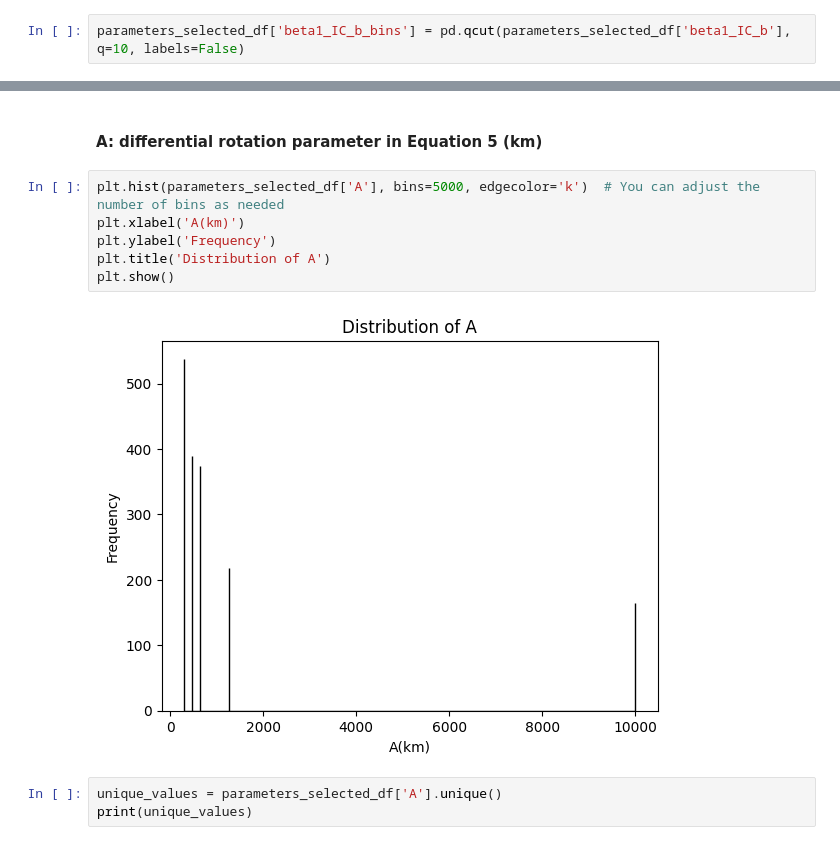
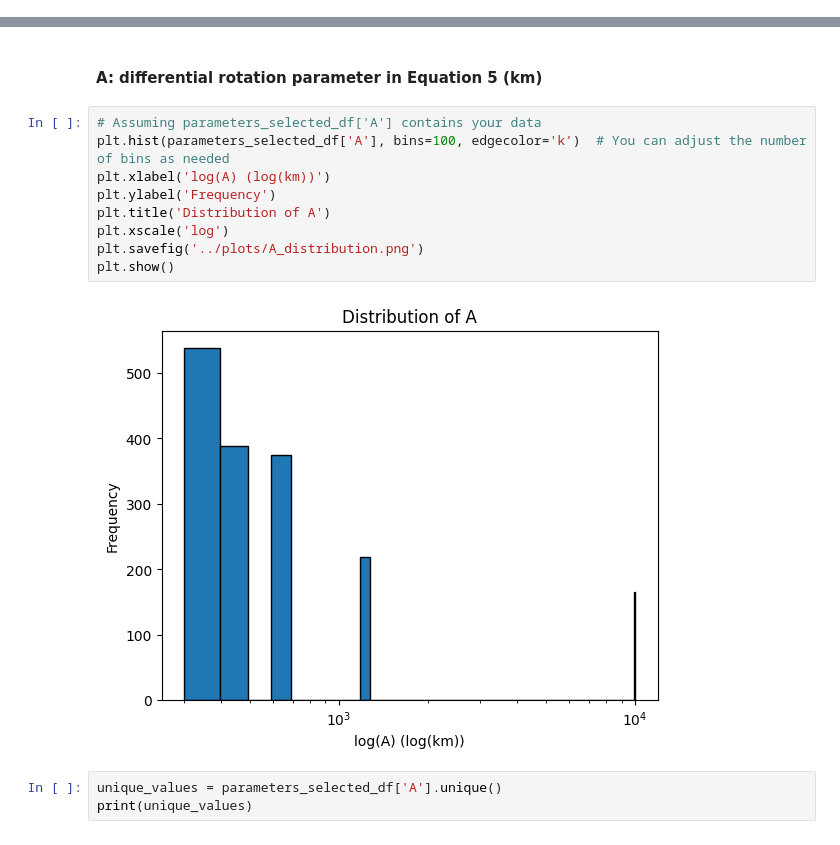
Before and after one commit to the-tarin/gw-generative-models, a Jupyter notebook: analysis/gw_parameter_analysis.ipynb, the cells around one changed output, grey strips where cells are left out. Cells and saved outputs as stored; diff of their text form.

```diff
--- a/analysis/gw_parameter_analysis.ipynb
+++ b/analysis/gw_parameter_analysis.ipynb
@@ -127,2 +140,0 @@ Split beta_IC_b into 10 equal-frequency bins.
-# %%
-parameters_selected_df['beta1_IC_b_bins'] = pd.qcut(parameters_selected_df['beta1_IC_b'], q=10, labels=False)
@@ -164,13 +207,16 @@ Seems roughly uniformly distribution
 # %% [markdown]
 #### A: differential rotation parameter in Equation 5 (km)
 # %%
-plt.hist(parameters_selected_df['A'], bins=5000, edgecolor='k')  # You can adjust the number of bins as needed
-plt.xlabel('A(km)')
+# Assuming parameters_selected_df['A'] contains your data
+plt.hist(parameters_selected_df['A'], bins=100, edgecolor='k')  # You can adjust the number of bins as needed
+plt.xlabel('log(A) (log(km))')
 plt.ylabel('Frequency')
 plt.title('Distribution of A')
+plt.xscale('log')
+plt.savefig('../plots/A_distribution.png')
 plt.show()
 # %% [output]
-[figure, old version]
+[figure, new version]
 # %%
 unique_values = parameters_selected_df['A'].unique()
 print(unique_values)
```
Also changed, not shown: parts of 17 cells of this notebook, 3 other files.
